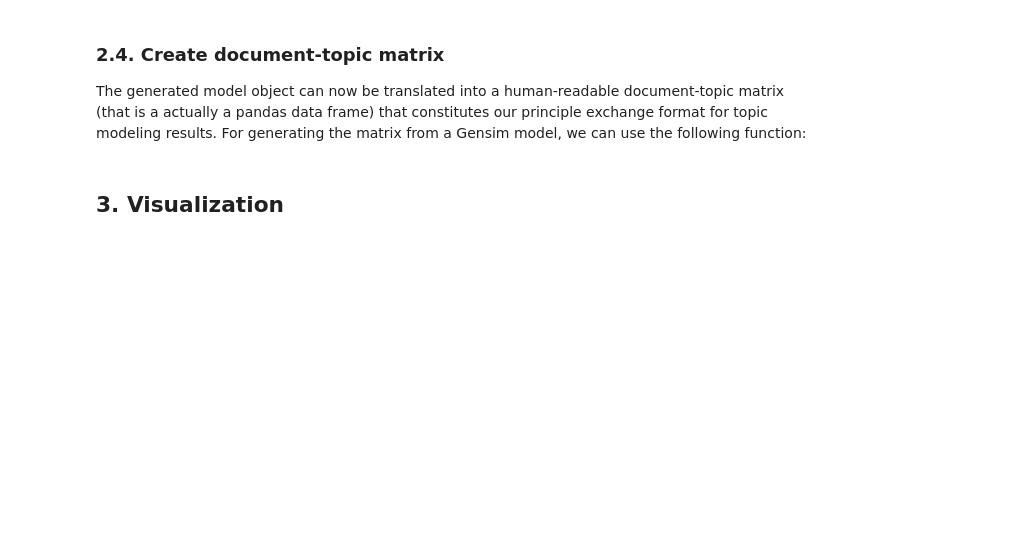
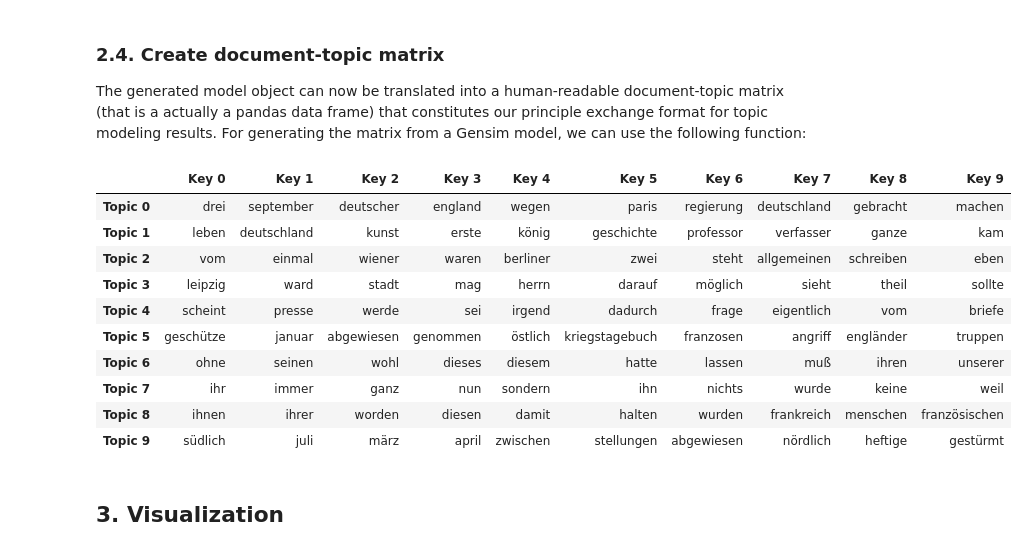
Before and after one commit to pielstroem/Topics, a Jupyter notebook: IntroducingMallet.ipynb, the cells around one changed output. Drawn from its saved outputs; the diff is of its cells as text; code cells hidden in the pictures; blank space fills up the shorter version.

```diff
--- a/IntroducingMallet.ipynb
+++ b/IntroducingMallet.ipynb
@@ -300,3 +299,18 @@ The generated model object can now be translated into a human-readable document-
+# %%
+topics = postprocessing.show_topics(topic_keys_file='tutorial_supplementals/mallet_output/topic_keys.txt')
+topics
+# %% [output]
+|  | Key 0 | Key 1 | Key 2 | Key 3 | Key 4 | Key 5 | Key 6 | Key 7 | Key 8 | Key 9 |
+| Topic 0 | drei | september | deutscher | england | wegen | paris | regierung | deutschland | gebracht | machen |
+| Topic 1 | leben | deutschland | kunst | erste | könig | geschichte | professor | verfasser | ganze | kam |
+| Topic 2 | vom | einmal | wiener | waren | berliner | zwei | steht | allgemeinen | schreiben | eben |
+| Topic 3 | leipzig | ward | stadt | mag | herrn | darauf | möglich | sieht | theil | sollte |
+| Topic 4 | scheint | presse | werde | sei | irgend | dadurch | frage | eigentlich | vom | briefe |
+| Topic 5 | geschütze | januar | abgewiesen | genommen | östlich | kriegstagebuch | franzosen | angriff | engländer | truppen |
+| Topic 6 | ohne | seinen | wohl | dieses | diesem | hatte | lassen | muß | ihren | unserer |
+| Topic 7 | ihr | immer | ganz | nun | sondern | ihn | nichts | wurde | keine | weil |
+| Topic 8 | ihnen | ihrer | worden | diesen | damit | halten | wurden | frankreich | menschen | französischen |
+| Topic 9 | südlich | juli | märz | april | zwischen | stellungen | abgewiesen | nördlich | heftige | gestürmt |
 # %% [markdown]
 ## 3. Visualization
 # %% [markdown]
```
Also changed, not shown: parts of 12 cells of this notebook.
